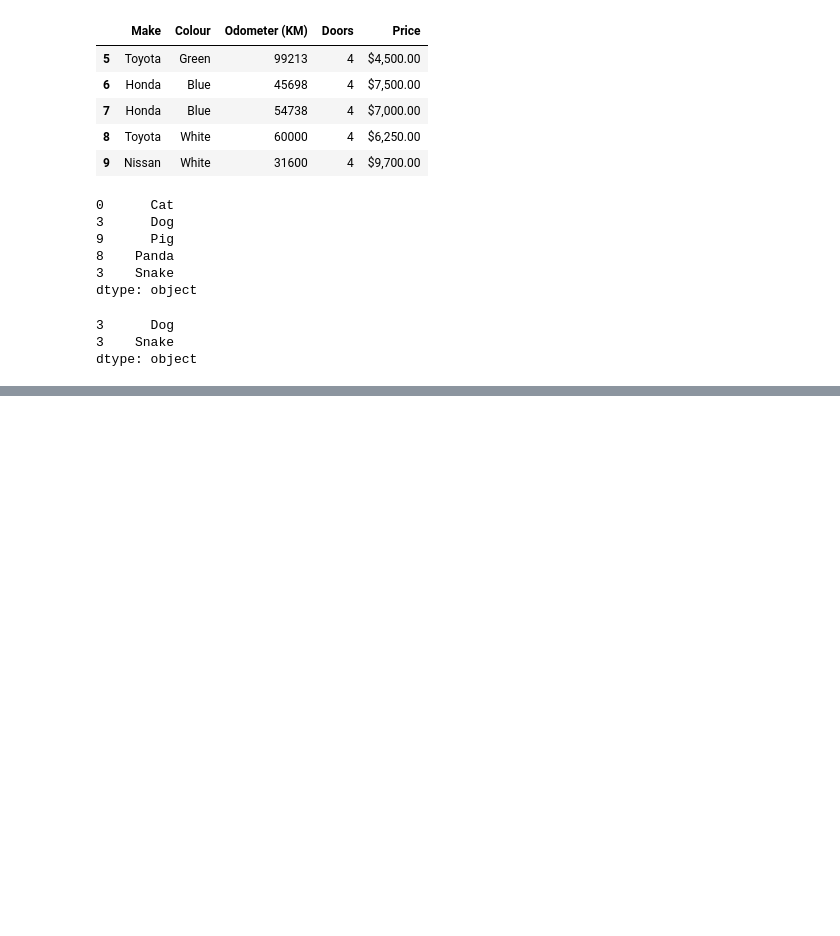
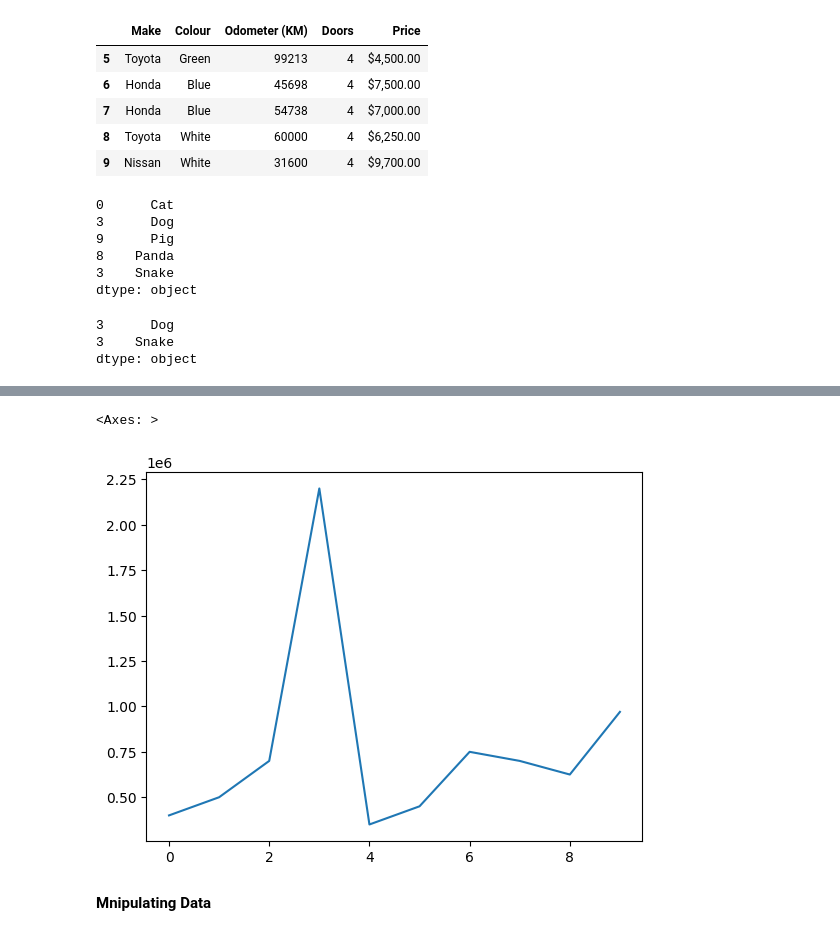
Before and after one commit to sup-neupane/LearningPython, a Jupyter notebook: ZDataScienceML/Day45/pandas.ipynb, the cells around one changed output, grey strips where cells are left out. Saved outputs shown, nothing was run; the diff lists cells and outputs as text; code cells hidden in the pictures; blank space fills up the shorter version.

```diff
--- a/ZDataScienceML/Day45/pandas.ipynb
+++ b/ZDataScienceML/Day45/pandas.ipynb
@@ -178,0 +275,7 @@ dtype: object
+# %%
+df["Price"].plot()   #Makes a plot
+# %% [output]
+<Axes: >
+[figure, added]
+# %% [markdown]
+**Mnipulating Data**
```
Also changed, not shown: parts of 30 cells of this notebook.
